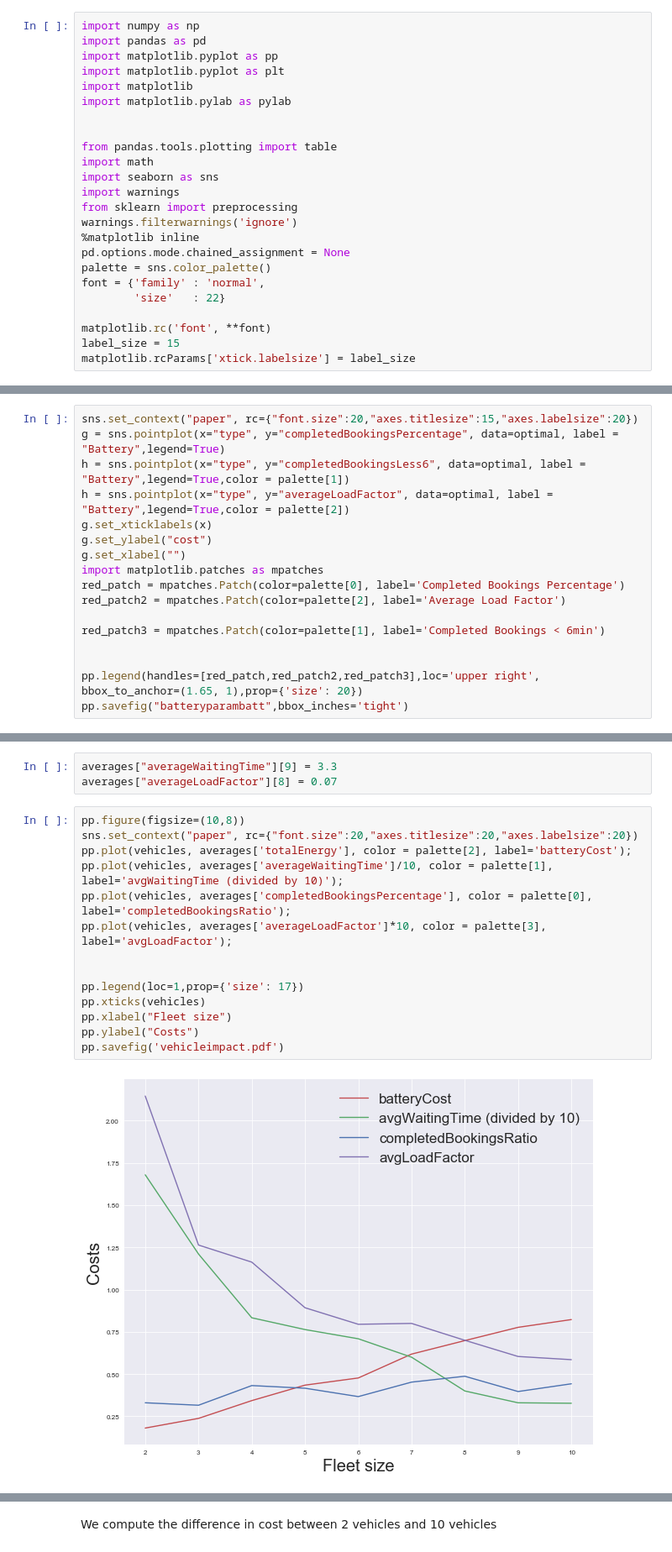
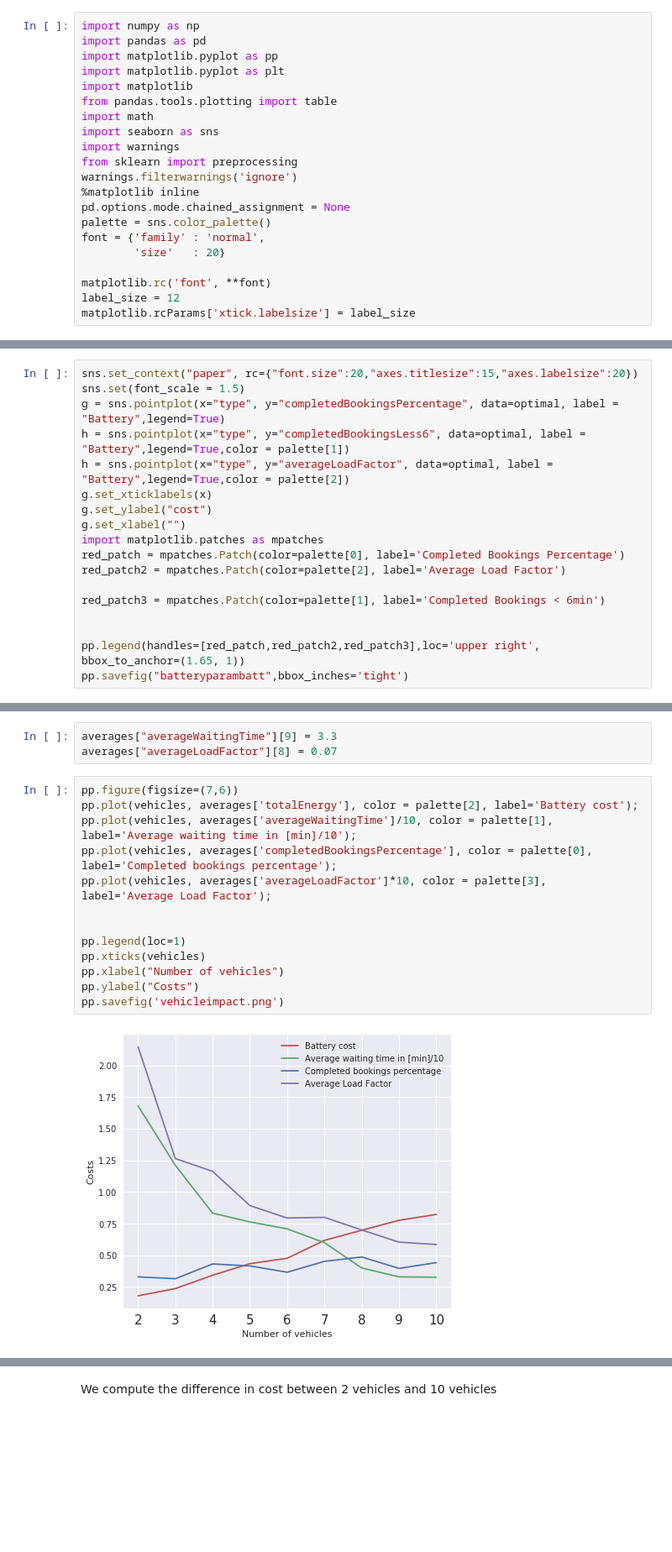
Before and after one commit to paeby/masterThesis, a Jupyter notebook: Analysis/optimal number of vehicles/Demand vs number of vehicles analysis.ipynb, the cells around one changed output, grey strips where cells are left out. Shown at 84% size. Cells and saved outputs as stored; diff of their text form; blank space fills up the shorter version.

Commit message:
change battery compare

```diff
--- a/Analysis/optimal number of vehicles/Demand vs number of vehicles analysis.ipynb
+++ b/Analysis/optimal number of vehicles/Demand vs number of vehicles analysis.ipynb
@@ -6,9 +6,6 @@ import pandas as pd
 import matplotlib.pyplot as pp
 import matplotlib.pyplot as plt
 import matplotlib
-import matplotlib.pylab as pylab
-
-
 from pandas.tools.plotting import table
 import math
 import seaborn as sns
@@ -19,10 +16,10 @@ warnings.filterwarnings('ignore')
 pd.options.mode.chained_assignment = None
 palette = sns.color_palette()
 font = {'family' : 'normal',
-        'size'   : 22}
+        'size'   : 20}
 
 matplotlib.rc('font', **font)
-label_size = 15
+label_size = 12
 matplotlib.rcParams['xtick.labelsize'] = label_size
 # %%
 import seaborn
@@ -161,5 +216,6 @@ pp.savefig("batteryparam",bbox_inches='tight')
 # %%
 sns.set_context("paper", rc={"font.size":20,"axes.titlesize":15,"axes.labelsize":20})
+sns.set(font_scale = 1.5)
 g = sns.pointplot(x="type", y="completedBookingsPercentage", data=optimal, label = "Battery",legend=True)
 h = sns.pointplot(x="type", y="completedBookingsLess6", data=optimal, label = "Battery",legend=True,color = palette[1])
 h = sns.pointplot(x="type", y="averageLoadFactor", data=optimal, label = "Battery",legend=True,color = palette[2])
@@ -173,6 +229,6 @@ red_patch2 = mpatches.Patch(color=palette[2], label='Average Load Factor')
 red_patch3 = mpatches.Patch(color=palette[1], label='Completed Bookings < 6min')
 
 
-pp.legend(handles=[red_patch,red_patch2,red_patch3],loc='upper right', bbox_to_anchor=(1.65, 1),prop={'size': 20})
+pp.legend(handles=[red_patch,red_patch2,red_patch3],loc='upper right', bbox_to_anchor=(1.65, 1))
 pp.savefig("batteryparambatt",bbox_inches='tight')
 # %% [output]
@@ -595,21 +600,20 @@ averages["averageWaitingTime"][2] = 16.8
 averages["averageWaitingTime"][9] = 3.3
 averages["averageLoadFactor"][8] = 0.07
 # %%
-pp.figure(figsize=(10,8))
-sns.set_context("paper", rc={"font.size":20,"axes.titlesize":20,"axes.labelsize":20})
-pp.plot(vehicles, averages['totalEnergy'], color = palette[2], label='batteryCost');
-pp.plot(vehicles, averages['averageWaitingTime']/10, color = palette[1], label='avgWaitingTime (divided by 10)');
-pp.plot(vehicles, averages['completedBookingsPercentage'], color = palette[0], label='completedBookingsRatio');
-pp.plot(vehicles, averages['averageLoadFactor']*10, color = palette[3], label='avgLoadFactor');
+pp.figure(figsize=(7,6))
+pp.plot(vehicles, averages['totalEnergy'], color = palette[2], label='Battery cost');
+pp.plot(vehicles, averages['averageWaitingTime']/10, color = palette[1], label='Average waiting time in [min]/10');
+pp.plot(vehicles, averages['completedBookingsPercentage'], color = palette[0], label='Completed bookings percentage');
+pp.plot(vehicles, averages['averageLoadFactor']*10, color = palette[3], label='Average Load Factor');
 
 
-pp.legend(loc=1,prop={'size': 17})
+pp.legend(loc=1)
 pp.xticks(vehicles)
-pp.xlabel("Fleet size")
+pp.xlabel("Number of vehicles")
 pp.ylabel("Costs")
-pp.savefig('vehicleimpact.pdf')
+pp.savefig('vehicleimpact.png')
 # %% [output]
-[figure, old version]
+[figure, new version]
 # %%
 pp.figure(figsize=(7,6))
 pp.plot(vehicles, averages['stabilityWaitingTime']/100, color = palette[2], label='wt');
```
Also changed, not shown: parts of 83 cells of this notebook, 10 other files.
